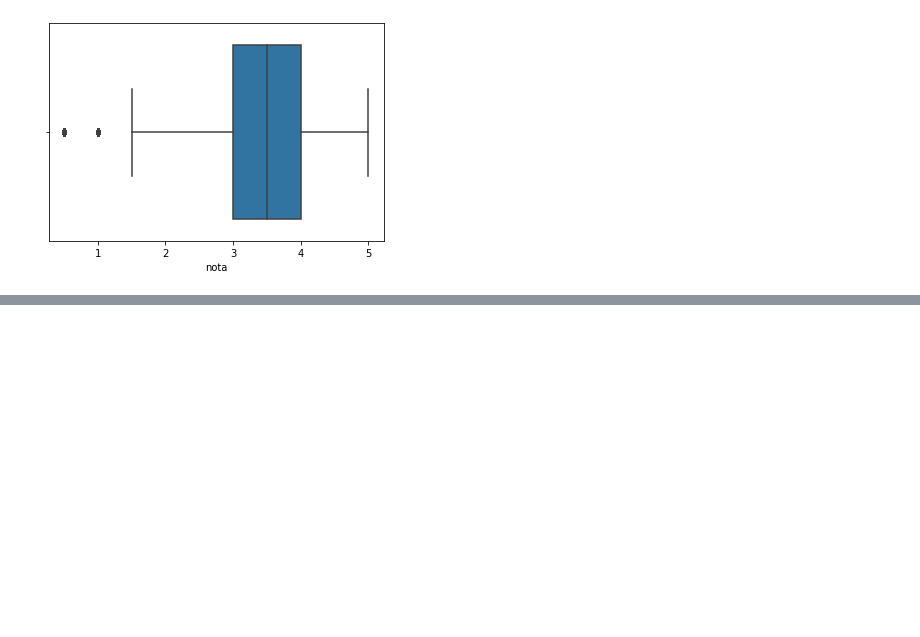
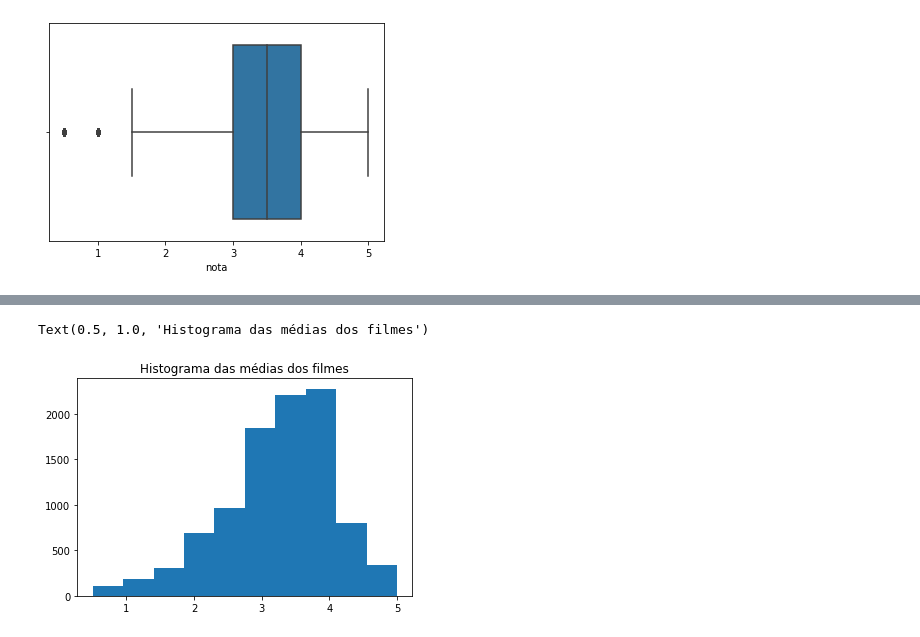
Before and after one commit to GilbertoBarbosa/datascience-jupyter, a Jupyter notebook: Introdução_a_Data_Science.ipynb, the cells around one changed output, grey strips where cells are left out. Saved outputs shown, nothing was run; the diff lists cells and outputs as text; code cells hidden in the pictures; blank space fills up the shorter version.

```diff
--- a/Introdução_a_Data_Science.ipynb
+++ b/Introdução_a_Data_Science.ipynb
@@ -106,0 +181,6 @@ sns.boxplot(notas.nota)
+# %%
+plt.hist(medias_por_filme)
+plt.title("Histograma das médias dos filmes")
+# %% [output]
+Text(0.5, 1.0, 'Histograma das médias dos filmes')
+[figure, added]
```
Also changed, not shown: parts of 12 cells of this notebook.
